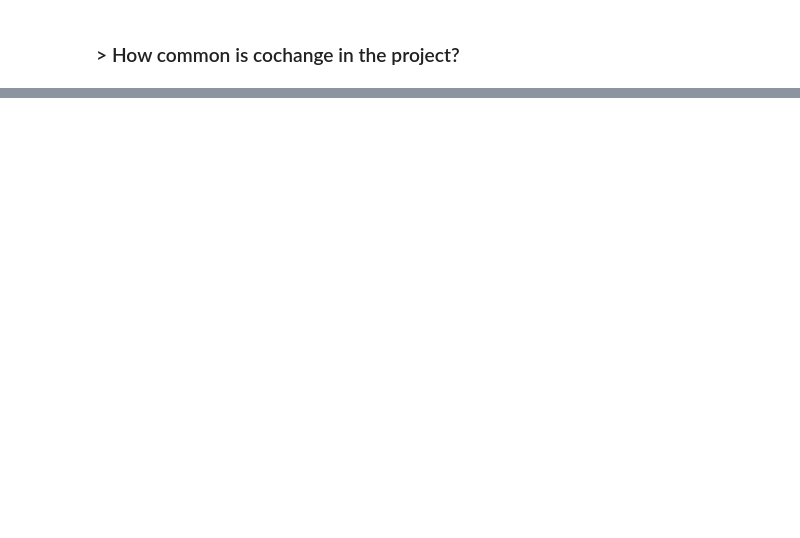
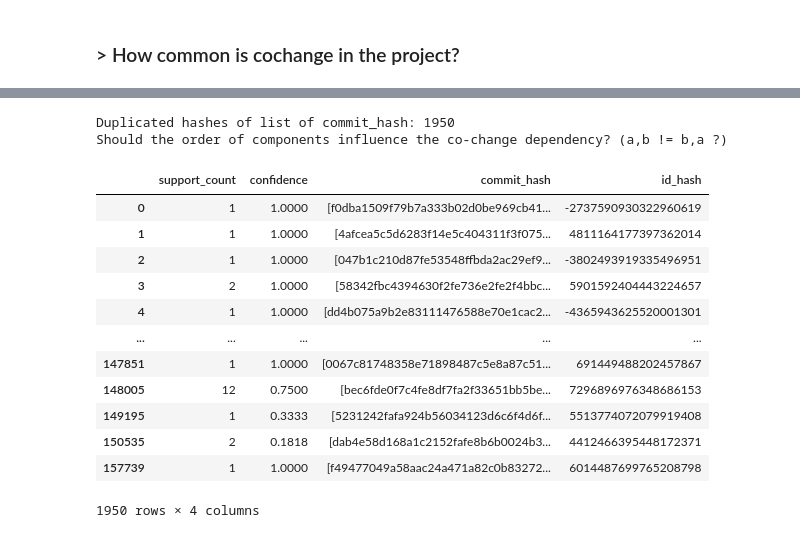
Before and after one commit to luisamaralh/co-change-dependencies, a Jupyter notebook: notebooks/eda.ipynb, the cells around one changed output, grey strips where cells are left out. Cells and saved outputs as stored; diff of their text form; code cells hidden in the pictures; blank space fills up the shorter version.

```diff
--- a/notebooks/eda.ipynb
+++ b/notebooks/eda.ipynb
@@ -69,0 +87,27 @@ show_barplot(relevant_cc, 'support_count')
+# %%
+print(
+    'Unique hashes of list of commit_hash: {0}\n'
+    .format(
+        len(cc_df) - cc_df.set_index('id_hash').index.duplicated().sum()
+    )
+    + 'Should the order of components influence the co-change dependency? (a,b != b,a ?)'
+)
+# %% [output]
+Duplicated hashes of list of commit_hash: 1950
+Should the order of components influence the co-change dependency? (a,b != b,a ?)
+# %%
+cc_df[~cc_df.set_index('id_hash').index.duplicated()]
+# %% [output]
+|  | support_count | confidence | commit_hash | id_hash |
+| 0 | 1 | 1.0000 | [f0dba1509f79b7a333b02d0be969cb41... | -2737590930322960619 |
+| 1 | 1 | 1.0000 | [4afcea5c5d6283f14e5c404311f3f075... | 4811164177397362014 |
+| 2 | 1 | 1.0000 | [047b1c210d87fe53548ffbda2ac29ef9... | -3802493919335496951 |
+| 3 | 2 | 1.0000 | [58342fbc4394630f2fe736e2fe2f4bbc... | 5901592404443224657 |
+| 4 | 1 | 1.0000 | [dd4b075a9b2e83111476588e70e1cac2... | -4365943625520001301 |
+| ... | ... | ... | ... | ... |
+| 147851 | 1 | 1.0000 | [0067c81748358e71898487c5e8a87c51... | 691449488202457867 |
+| 148005 | 12 | 0.7500 | [bec6fde0f7c4fe8df7fa2f33651bb5be... | 7296896976348686153 |
+| 149195 | 1 | 0.3333 | [5231242fafa924b56034123d6c6f4d6f... | 5513774072079919408 |
+| 150535 | 2 | 0.1818 | [dab4e58d168a1c2152fafe8b6b0024b3... | 4412466395448172371 |
+| 157739 | 1 | 1.0000 | [f49477049a58aac24a471a82c0b83272... | 6014487699765208798 |
+1950 rows × 4 columns
```
Also changed, not shown: parts of 16 cells of this notebook, 1 other file.
